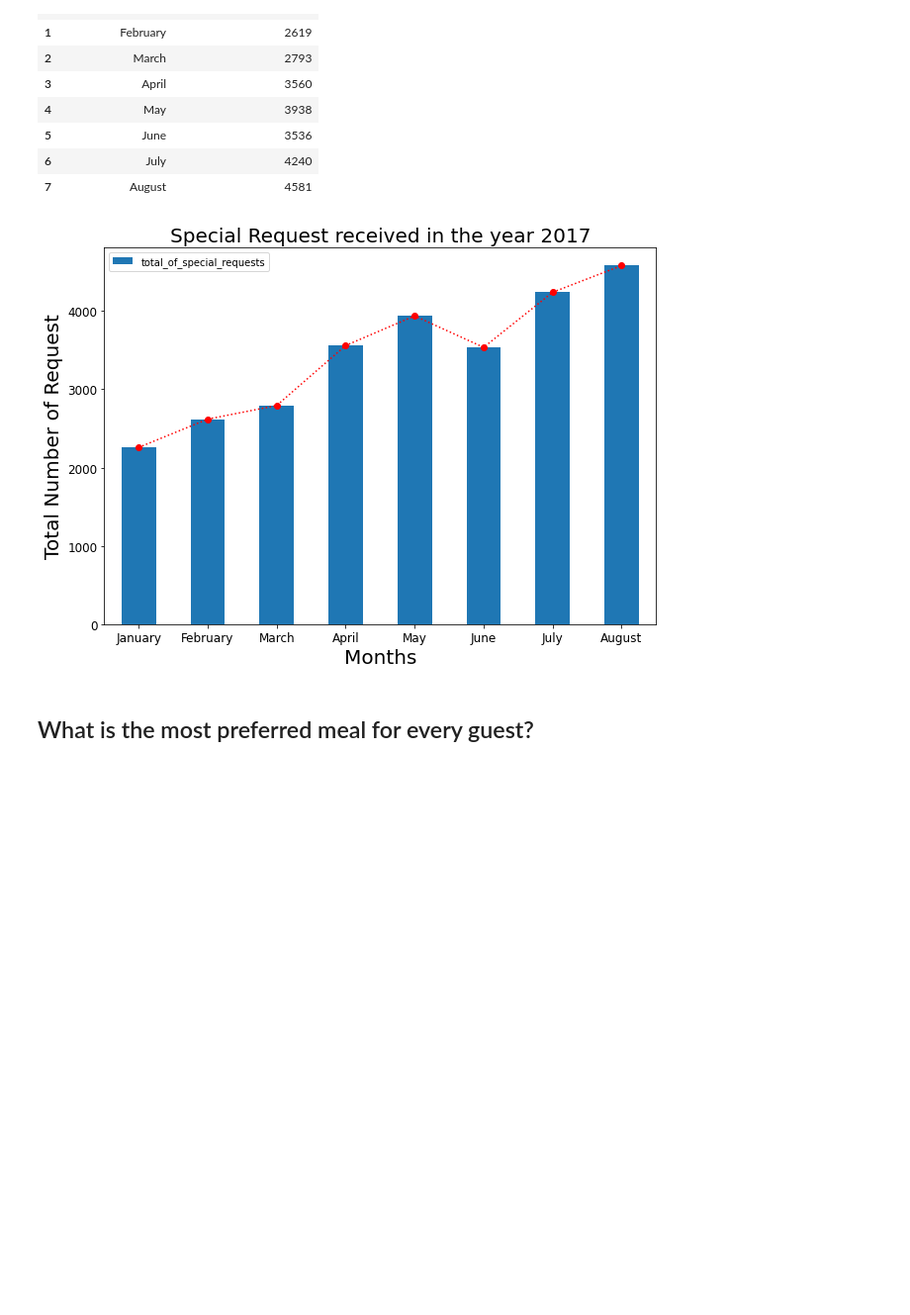
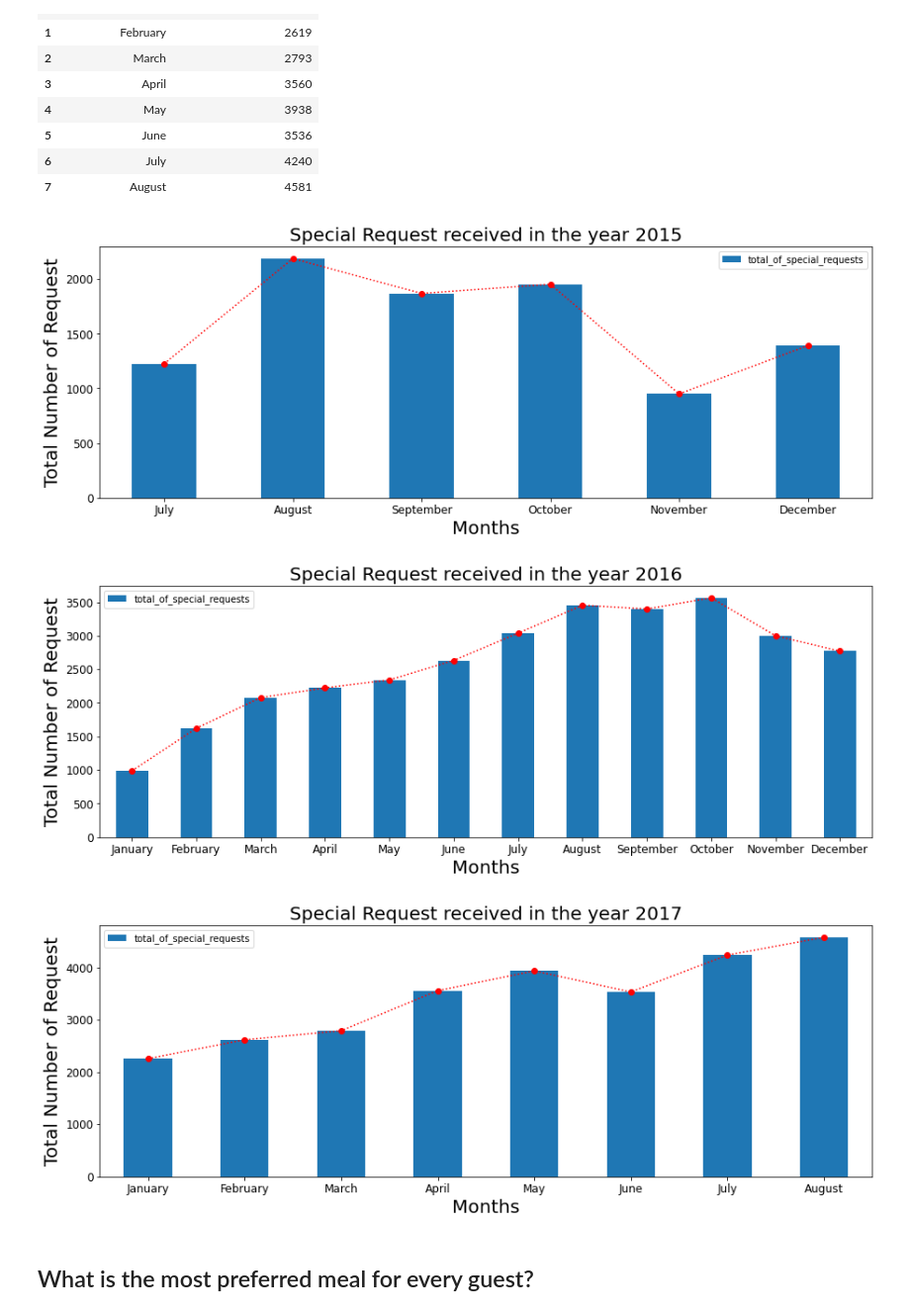
Before and after one commit to smkmohsin/hotel-booking-data-analysis, a Jupyter notebook: Hotel_Booking_Analysis_Sheikh_Mohsin_Kader.ipynb, the cells around one changed output. Shown: that part at 99% size. Saved outputs shown, nothing was run; the diff lists cells and outputs as text; code cells hidden in the pictures; blank space fills up the shorter version.

```diff
--- a/Hotel_Booking_Analysis_Sheikh_Mohsin_Kader.ipynb
+++ b/Hotel_Booking_Analysis_Sheikh_Mohsin_Kader.ipynb
@@ -437,8 +432,0 @@ week_nights_count_df.head()
-# %%
-plt.rcParams['figure.figsize'] = (15, 8)
-
-sns.barplot(x=week_nights_count_df['Week_nights'], y= week_nights_count_df['count'])
-plt.title('Week days', fontsize = 15)
-plt.xlabel('Number of days', fontsize = 15)
-plt.ylabel('Number people stayed', fontsize = 15)
-plt.show()
@@ -559,7 +551,7 @@ hotel_without_parking_count
 | 0 | City Hotel | 77404 |
 | 1 | Resort Hotel | 34570 |
 # %%
-plt.rcParams['figure.figsize'] = (15,7)
+plt.rcParams['figure.figsize'] = (15,5)
 
 plt.subplot(1, 2, 1)
 sns.barplot(x=hotel_parking_count['hotel'], y=hotel_parking_count['count'], palette="ch:.30")
@@ -677,15 +650,3 @@ special_request_2016_month_wise
 | 9 | October | 3563 |
 | 10 | November | 2999 |
 | 11 | December | 2771 |
-# %%
-plt.rcParams['figure.figsize'] = (15, 7)
-
-special_request_2016_month_wise.plot.bar(x= 'arrival_date_month', y='total_of_special_requests', fontsize = 12)
-plt.plot('total_of_special_requests','o:r', data= special_request_2016_month_wise)
-
-
-plt.title('Special Request received in the year 2016', fontsize = 20)
-plt.xlabel('Months', fontsize = 20)
-plt.ylabel('Total Number of Request', fontsize = 20)
-plt.xticks(rotation=0)
-plt.show()
@@ -719,16 +678,39 @@ special_request_2017_month_wise
 | 6 | July | 4240 |
 | 7 | August | 4581 |
 # %%
-plt.rcParams['figure.figsize'] = (10, 7)
+plt.rcParams['figure.figsize'] = (15, 5)
+
+special_request_2015_month_wise.plot.bar(x= 'arrival_date_month', y='total_of_special_requests', fontsize = 12)
+plt.plot('total_of_special_requests','o:r', data= special_request_2015_month_wise)
+
+
+plt.title('Special Request received in the year 2015', fontsize = 20)
+plt.xlabel('Months', fontsize = 20)
+plt.ylabel('Total Number of Request', fontsize = 20)
+plt.xticks(rotation=0)
+plt.show()
+
+special_request_2016_month_wise.plot.bar(x= 'arrival_date_month', y='total_of_special_requests', fontsize = 12)
+plt.plot('total_of_special_requests','o:r', data= special_request_2016_month_wise)
+
+
+plt.title('Special Request received in the year 2016', fontsize = 20)
+plt.xlabel('Months', fontsize = 20)
+plt.ylabel('Total Number of Request', fontsize = 20)
+plt.xticks(rotation=0)
+plt.show()
+
 
 special_request_2017_month_wise.plot.bar(x= 'arrival_date_month', y='total_of_special_requests', fontsize = 12)
 plt.plot('total_of_special_requests','o:r', data= special_request_2017_month_wise)
 
 
 plt.title('Special Request received in the year 2017', fontsize = 20)
 plt.xlabel('Months', fontsize = 20)
 plt.ylabel('Total Number of Request', fontsize = 20)
 plt.xticks(rotation=0)
 plt.show()
 # %% [output]
-[figure, old version]
+[figure, new version]
+[figure, added]
+[figure, added]
```
Also changed, not shown: parts of 56 cells of this notebook.
